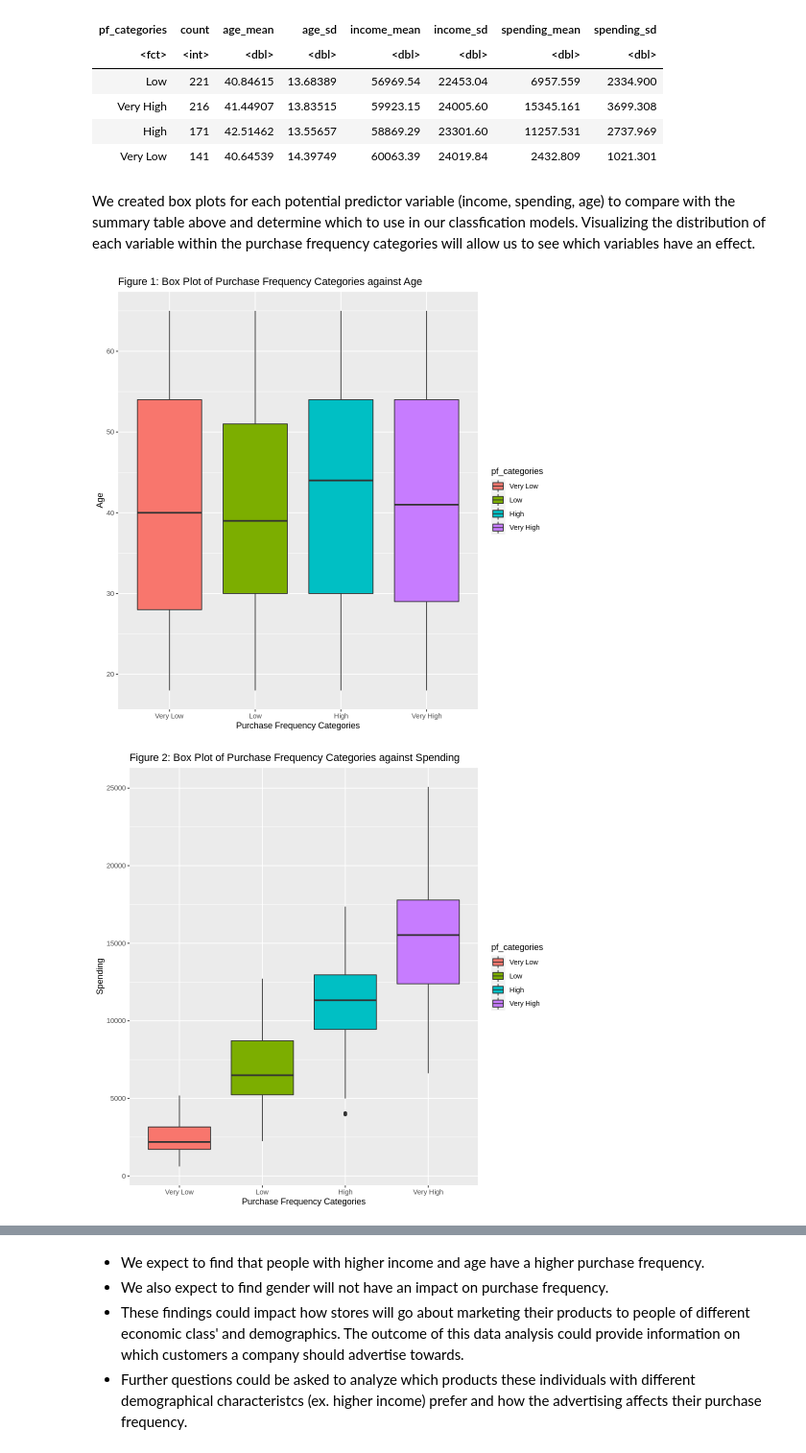
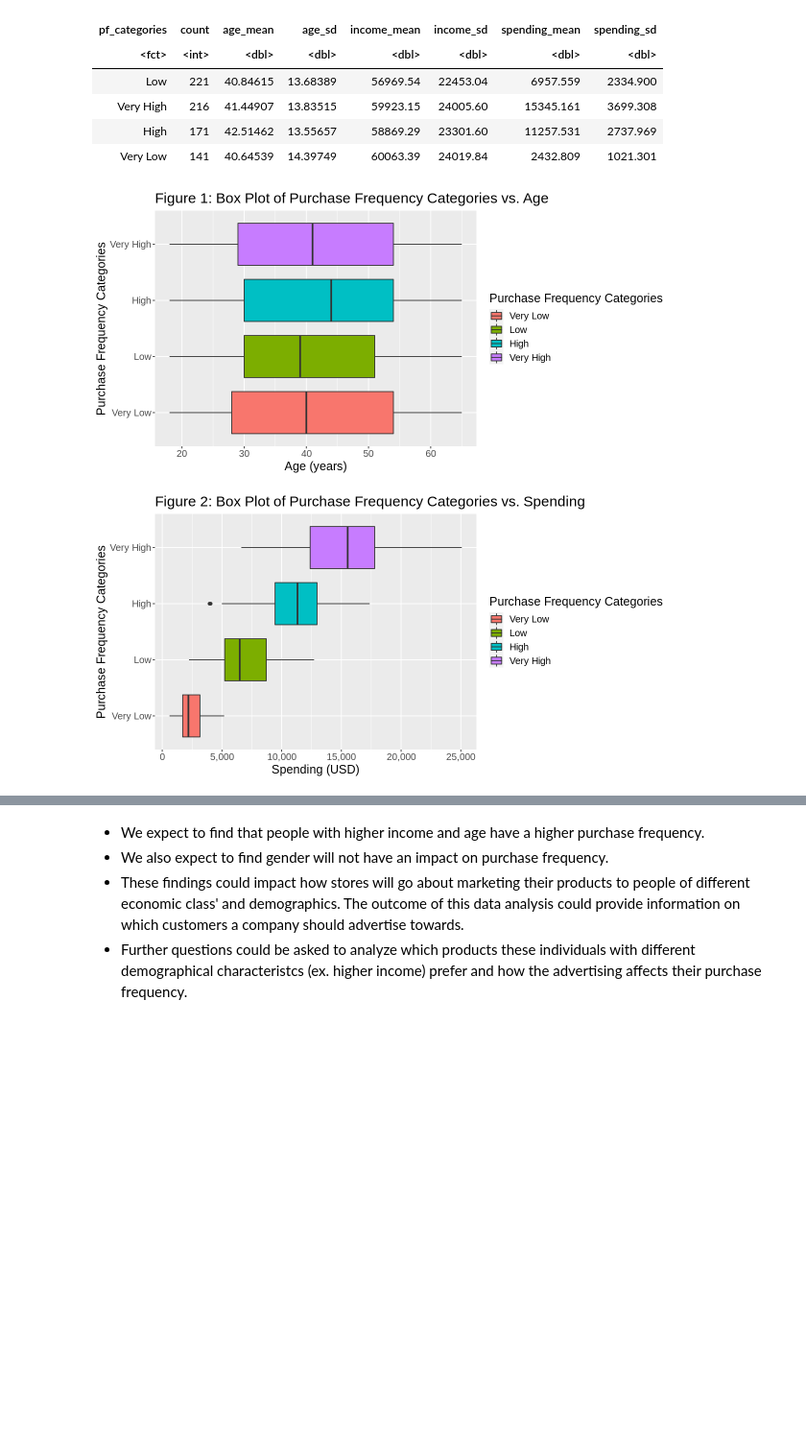
Before and after one commit to Kaylan-W/Dsci_project, a Jupyter notebook: final_doc.ipynb, the cells around one changed output, grey strips where cells are left out. Shown at 96% size. Cells and saved outputs as stored; diff of their text form; code cells hidden in the pictures; blank space fills up the shorter version.

Commit message:
Completed all code except final viz, edited text, formatted sections

```diff
--- a/final_doc.ipynb
+++ b/final_doc.ipynb
@@ -116,36 +112,30 @@ A tibble: 4 × 8
 | Very High | 216 | 41.44907 | 13.83515 | 59923.15 | 24005.60 | 15345.161 | 3699.308 |
 | High | 171 | 42.51462 | 13.55657 | 58869.29 | 23301.60 | 11257.531 | 2737.969 |
 | Very Low | 141 | 40.64539 | 14.39749 | 60063.39 | 24019.84 | 2432.809 | 1021.301 |
-# %% [markdown]
-We created box plots for each potential predictor variable (income, spending, age) to compare with the summary table above and determine which to use in our classfication models. Visualizing the distribution of each variable within the purchase frequency categories will allow us to see which variables have an effect.
 # %%
-options(repr.plot.width = 8, repr.plot.height = 8)
+# STEP 5.2: Create visualizations of the distribution of the variables age, spending, and income within the training set.
+age_plot<- ggplot(train_split, aes(x = age, y = pf_categories, fill = pf_categories)) +
+  geom_boxplot() +
+  labs(x = 'Age (years)', y = 'Purchase Frequency Categories', fill = 'Purchase Frequency Categories',
+       title = 'Figure 1: Box Plot of Purchase Frequency Categories vs. Age') +
+  theme(text = element_text(size = 15))
+age_plot
 
-ageplot<- ggplot(train_split, aes(x = pf_categories, y = age, fill = pf_categories)) +
+spending_plot<- ggplot(train_split, aes(x = spending, y = pf_categories, fill = pf_categories)) +
   geom_boxplot() +
-  xlab('Purchase Frequency Categories') +
-  ylab('Age') +
-  ggtitle('Figure 1: Box Plot of Purchase Frequency Categories against Age')
+  labs(x = 'Spending (USD)', y = 'Purchase Frequency Categories', fill = 'Purchase Frequency Categories',
+       title = 'Figure 2: Box Plot of Purchase Frequency Categories vs. Spending') +
+  theme(text = element_text(size = 15)) +
+  scale_x_continuous(labels = scales::comma)
+spending_plot
 
-ageplot
-
-
-spendingplot<- ggplot(train_split, aes(x = pf_categories, y = spending, fill = pf_categories)) +
+income_plot<- ggplot(train_split, aes(x = income, y = pf_categories, fill = pf_categories)) +
   geom_boxplot() +
-  xlab('Purchase Frequency Categories') +
-  ylab('Spending') +
-  ggtitle('Figure 2: Box Plot of Purchase Frequency Categories against Spending')
-
-spendingplot
-
-
-incomeplot<- ggplot(train_split, aes(x = pf_categories, y = income, fill = pf_categories)) +
-  geom_boxplot() +
-  xlab('Purchase Frequency Categories') +
-  ylab('Income') +
-  ggtitle('Figure 3: Box Plot of Purchase Frequency Categories against Income')
-
-incomeplot
+  labs(x = 'Income (USD)', y = 'Purchase Frequency Categories', fill = 'Purchase Frequency Categories',
+       title = 'Figure 3: Box Plot of Purchase Frequency Categories vs. Income') +
+  theme(text = element_text(size = 15)) +
+  scale_x_continuous(labels = scales::comma)
+income_plot
 # %% [output]
-[figure, old version]
+[figure, new version]
-[figure, old version]
+[figure, new version]
```
Also changed, not shown: parts of 26 cells of this notebook.
